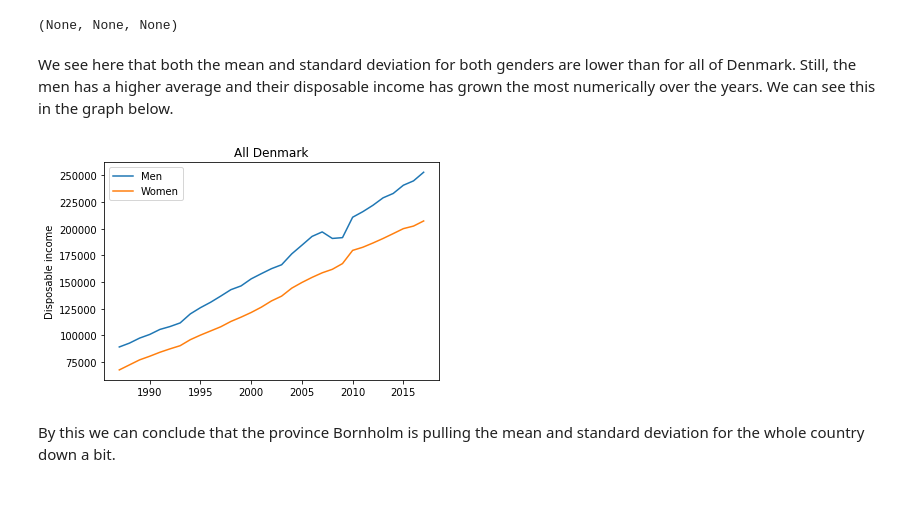
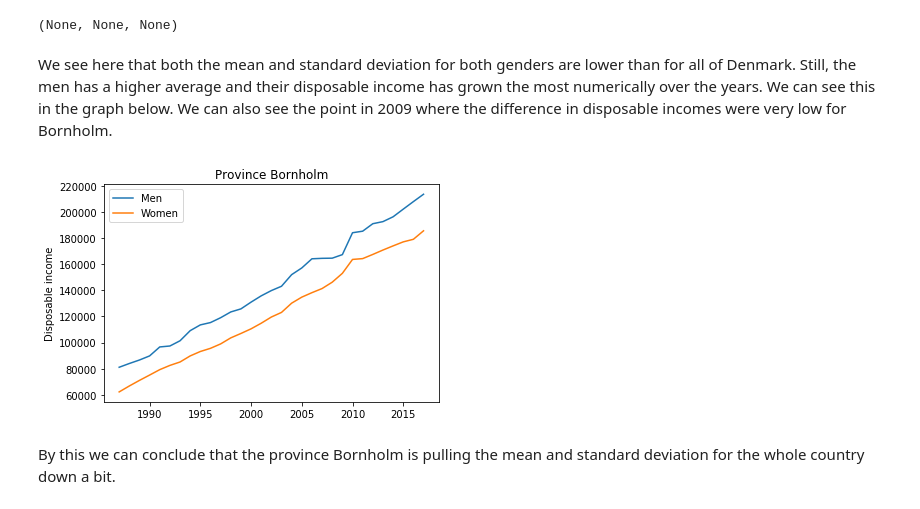
Before and after one commit to kzm266/projects-2019-anaconda-bois, a Jupyter notebook: dataproject/dataProject.ipynb, the cells around one changed output. Cells and saved outputs as stored; diff of their text form; code cells hidden in the pictures.

```diff
--- a/dataproject/dataProject.ipynb
+++ b/dataproject/dataProject.ipynb
@@ -111,11 +111,11 @@ For men, the mean is  143112 and the standard deviation is  40660
 For women, the mean is  122729 and the standard deviation is  38067
 (None, None, None)
 # %% [markdown]
-We see here that both the mean and standard deviation for both genders are lower than for all of Denmark. Still, the men has a higher average and their disposable income has grown the most numerically over the years. We can see this in the graph below.
+We see here that both the mean and standard deviation for both genders are lower than for all of Denmark. Still, the men has a higher average and their disposable income has grown the most numerically over the years. We can see this in the graph below. We can also see the point in 2009 where the difference in disposable incomes were very low for Bornholm.
 # %%
-pr.growth('All Denmark')
+pr.growth('Province Bornholm')
 # %% [output]
-[figure, old version]
+[figure, new version]
 # %% [markdown]
 By this we can conclude that the province Bornholm is pulling the mean and standard deviation for the whole country down a bit.
 # %% [markdown]
```
